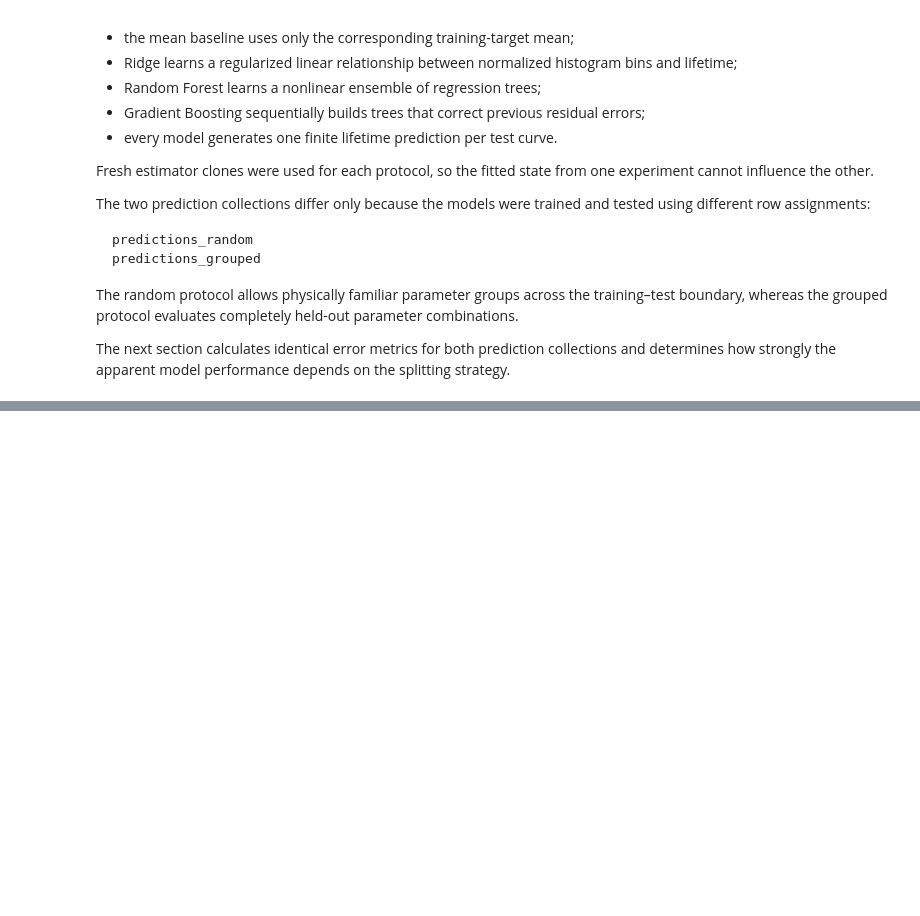
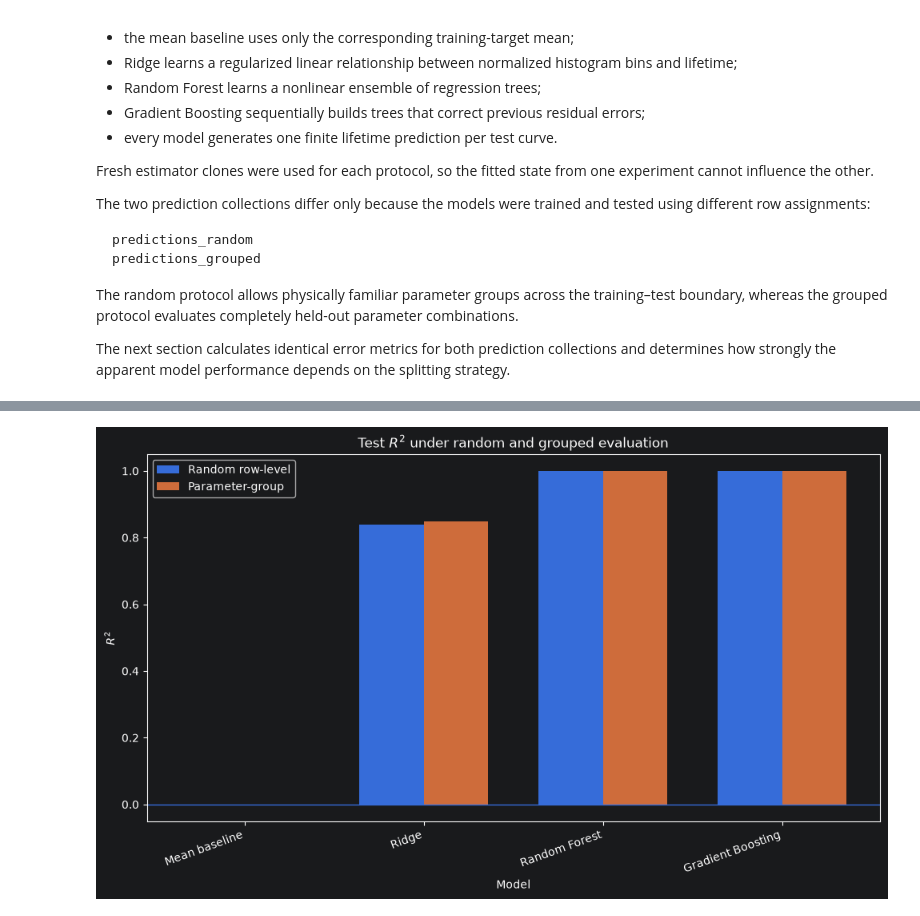
Before and after one commit to moryev/tcspc-lifetime-toolkit, a Jupyter notebook: notebooks/05_data_leakage_and_grouped_evaluation.ipynb, the cells around one changed output, grey strips where cells are left out. Cells and saved outputs as stored; diff of their text form; code cells hidden in the pictures; blank space fills up the shorter version.

```diff
--- a/notebooks/05_data_leakage_and_grouped_evaluation.ipynb
+++ b/notebooks/05_data_leakage_and_grouped_evaluation.ipynb
@@ -2757,0 +3241,19 @@ The next section calculates identical error metrics for both prediction collecti
+# %%
+r2_comparison = metric_results.pivot(
+    index="model",
+    columns="protocol",
+    values="r2",
+).reindex(expected_model_names)
+
+r2_comparison = r2_comparison[
+    protocol_order
+]
+
+r2_comparison[
+    "grouped_minus_random_r2"
+] = (
+    r2_comparison["Parameter-group"]
+    - r2_comparison["Random row-level"]
+)
+
+r2_comparison.round(4)
@@ -2757,0 +3414,47 @@ The next section calculates identical error metrics for both prediction collecti
+# %%
+random_r2_values = (
+    r2_comparison["Random row-level"].to_numpy()
+)
+
+grouped_r2_values = (
+    r2_comparison["Parameter-group"].to_numpy()
+)
+
+plt.figure(figsize=(10, 6))
+
+plt.bar(
+    model_positions - bar_width / 2,
+    random_r2_values,
+    width=bar_width,
+    label="Random row-level",
+)
+
+plt.bar(
+    model_positions + bar_width / 2,
+    grouped_r2_values,
+    width=bar_width,
+    label="Parameter-group",
+)
+
+plt.axhline(
+    y=0.0,
+    linewidth=1.0,
+)
+
+plt.xticks(
+    model_positions,
+    expected_model_names,
+    rotation=20,
+    ha="right",
+)
+
+plt.xlabel("Model")
+plt.ylabel(r"$R^2$")
+plt.title(
+    r"Test $R^2$ under random and grouped evaluation"
+)
+plt.legend()
+plt.tight_layout()
+plt.show()
+# %% [output]
+[figure, added]
```
Also changed, not shown: parts of 42 cells of this notebook.
